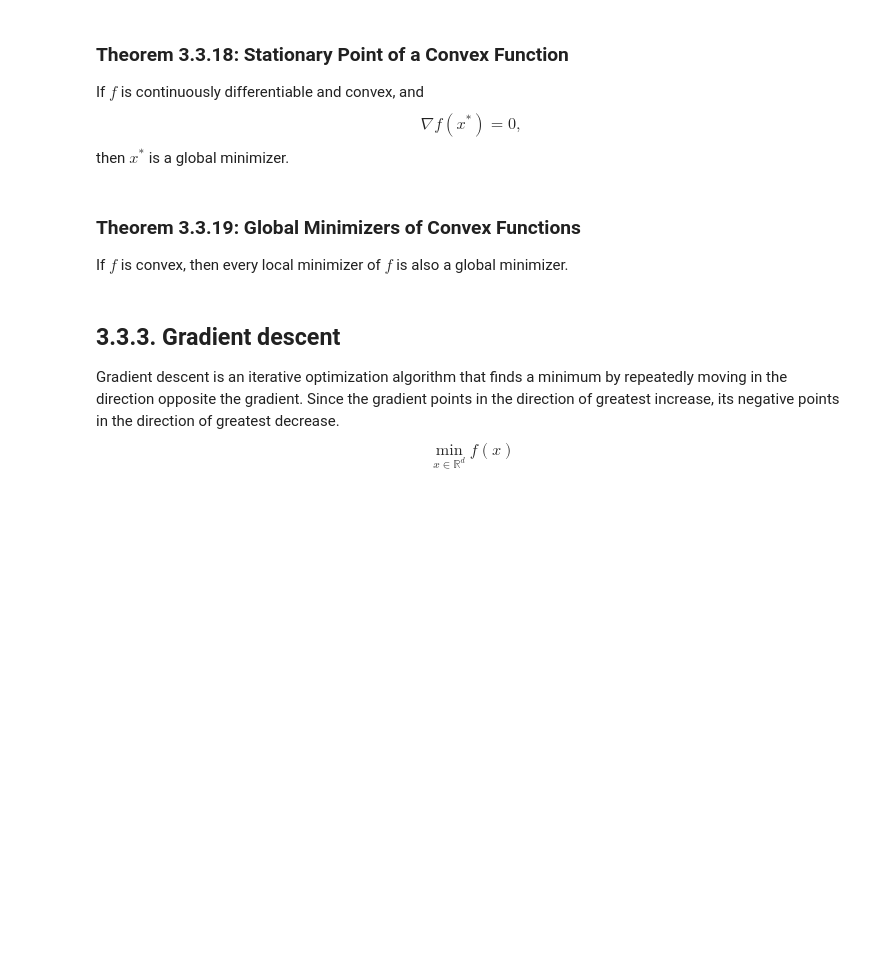
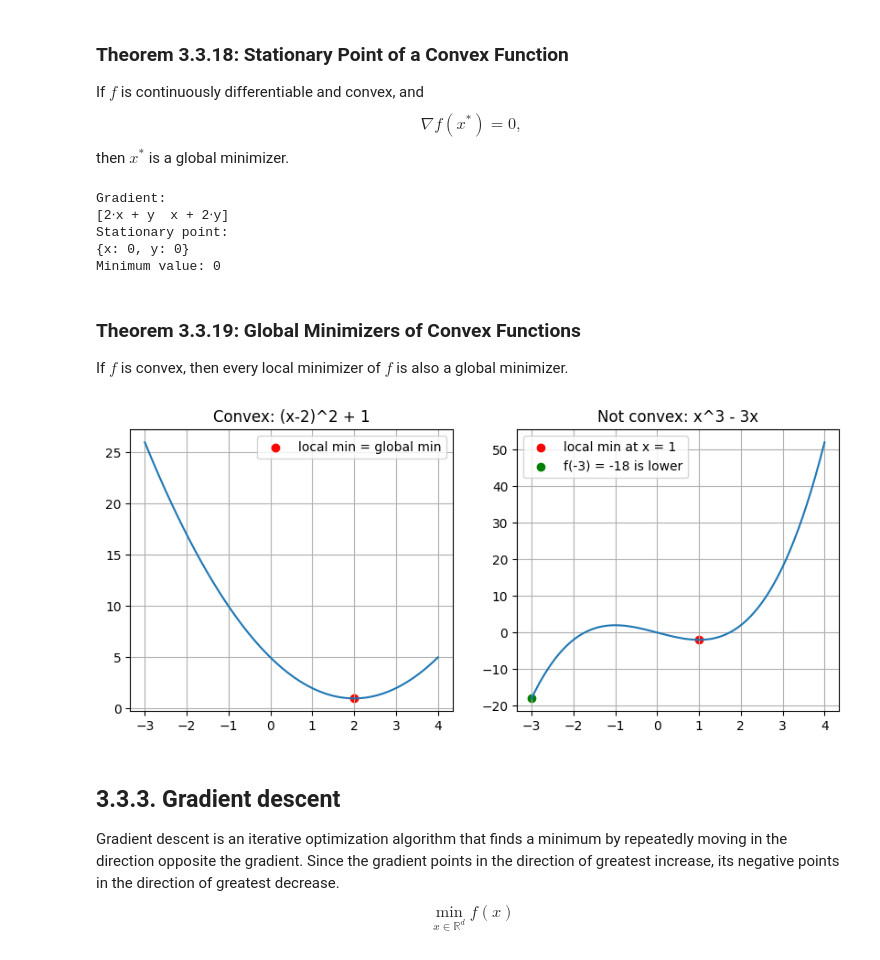
Before and after one commit to nmhom/MAT-422, a Jupyter notebook: MAT422_HW_3.3.ipynb, the cells around one changed output. Saved outputs shown, nothing was run; the diff lists cells and outputs as text; code cells hidden in the pictures; blank space fills up the shorter version.

```diff
--- a/MAT422_HW_3.3.ipynb
+++ b/MAT422_HW_3.3.ipynb
@@ -233,9 +374,56 @@ The Hessian describes the curvature of a function. If the Hessian is positive se
 # %% [markdown]
 ### Theorem 3.3.18: Stationary Point of a Convex Function
 If $f$ is continuously differentiable and convex, and $$\nabla f(x^*) = 0,$$ then $x^*$ is a global minimizer.
+# %%
+# f(x) = x^2 + xy + y^2, find where the gradiant is 0, then check that no other point gives a smaller value
+x, y = sp.symbols('x y')
+f = x**2 + x*y + y**2
+
+# Calculate the gradient
+gradient = sp.derive_by_array(f, (x,y))
+
+print("Gradient:")
+sp.pprint(gradient)
+
+# Set the gradient equal to zero
+stationary_point = sp.solve(gradient, (x,y))
+
+print("Stationary point:")
+min_value = f.subs(stationary_point)
+print(stationary_point)
+print("Minimum value:", min_value)
+# %% [output]
+Gradient:
+[2⋅x + y  x + 2⋅y]
+Stationary point:
+{x: 0, y: 0}
+Minimum value: 0
 # %% [markdown]
 ### Theorem 3.3.19: Global Minimizers of Convex Functions
 If $f$ is convex, then every local minimizer of $f$ is also a global minimizer.
+# %%
+x_vals = np.linspace(-3, 4, 200)
+
+fig, axes = plt.subplots(1, 2, figsize=(10, 4))
+
+# Convex: local minimum = global minimum
+axes[0].plot(x_vals, (x_vals - 2)**2 + 1)
+axes[0].scatter(2, 1, color="red", label="local min = global min")
+axes[0].set_title("Convex: (x-2)^2 + 1")
+axes[0].legend()
+axes[0].grid()
+
+# Not convex: local minimum is NOT global
+axes[1].plot(x_vals, x_vals**3 - 3*x_vals)
+axes[1].scatter(1, -2, color="red", label="local min at x = 1")
+axes[1].scatter(-3, -18, color="green", label="f(-3) = -18 is lower")
+axes[1].set_title("Not convex: x^3 - 3x")
+axes[1].legend()
+axes[1].grid()
+
+plt.show()
+# %% [output]
+[figure, added]
 # %% [markdown]
 ## 3.3.3. Gradient descent
 
```
Also changed, not shown: parts of 8 cells of this notebook.
